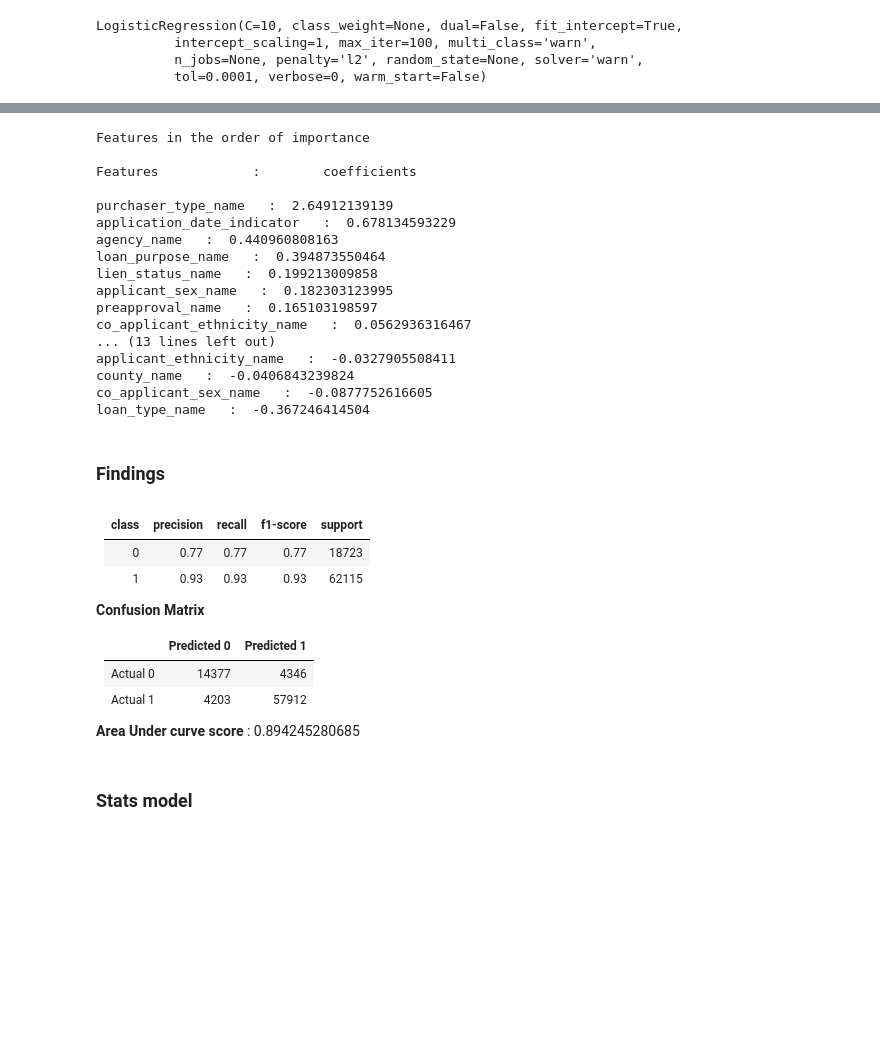
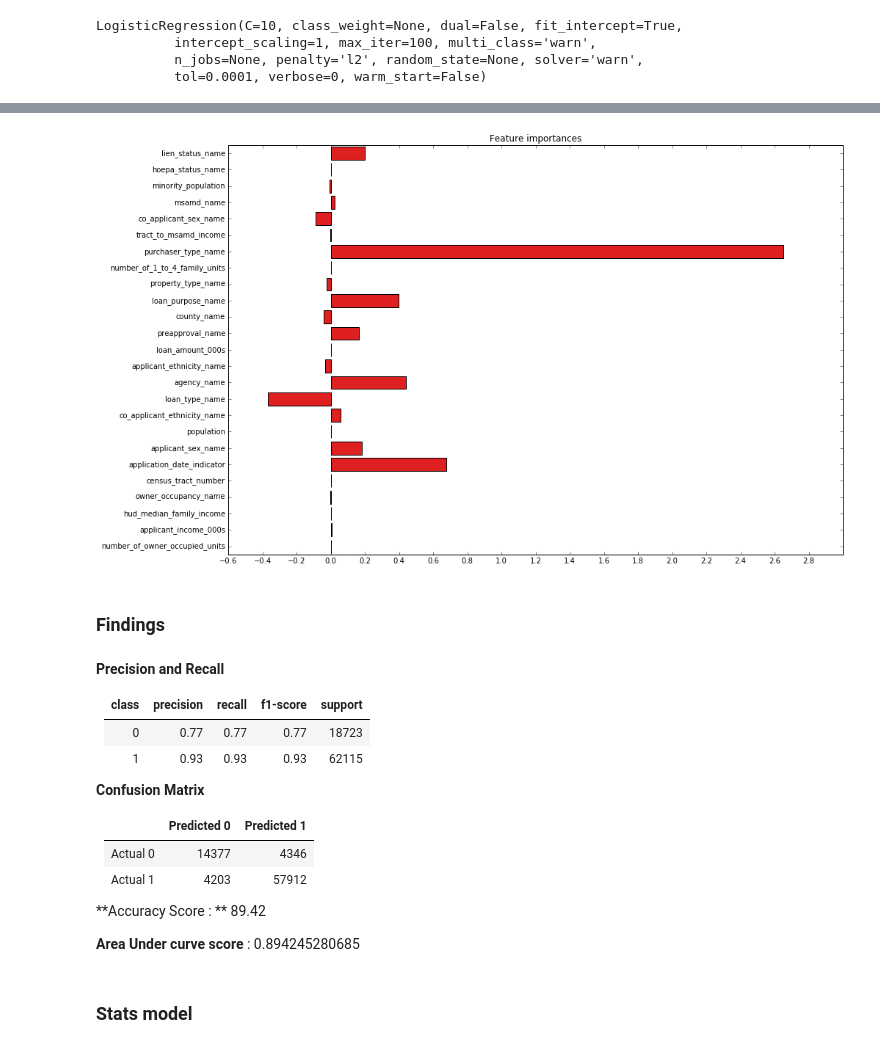
Before and after one commit to khmsha/Springboard, a Jupyter notebook: Capstone_Project1/ML/WashingtonHomeLoans - ML.ipynb, the cells around one changed output, grey strips where cells are left out. Drawn from its saved outputs; the diff is of its cells as text; code cells hidden in the pictures; blank space fills up the shorter version.

```diff
--- a/Capstone_Project1/ML/WashingtonHomeLoans - ML.ipynb
+++ b/Capstone_Project1/ML/WashingtonHomeLoans - ML.ipynb
@@ -546,33 +638,20 @@ Accuracy score 0.894245280685
 coeffLogistReg = logistReg.coef_.tolist()
 coeff = dict(zip(features, coeffLogistReg[0]))
-# %%
-import operator
-coeffSorted = sorted(coeff.items(), key=operator.itemgetter(1), reverse=True)
-print("Features in the order of importance \n")
-print("Features            :        coefficients \n")
-for i in range(len(coeffSorted)):
-    print("{}   :  {}".format(coeffSorted[i][0], coeffSorted[i][1]))
-# %% [output]
-Features in the order of importance
-
-Features            :        coefficients
-
-purchaser_type_name   :  2.64912139139
-application_date_indicator   :  0.678134593229
-agency_name   :  0.440960808163
-loan_purpose_name   :  0.394873550464
-lien_status_name   :  0.199213009858
-applicant_sex_name   :  0.182303123995
-preapproval_name   :  0.165103198597
-co_applicant_ethnicity_name   :  0.0562936316467
-... (13 lines left out)
-applicant_ethnicity_name   :  -0.0327905508411
-county_name   :  -0.0406843239824
-co_applicant_sex_name   :  -0.0877752616605
-loan_type_name   :  -0.367246414504
+# %%
+plt.subplots(figsize=(15,10))
+plt.title("Feature importances")
+#fig, ax = plt.subplots(figsize=(15,5))
+ax = sns.barplot(coeff.values(), coeff.keys(), color='r')
+plt.xticks(np.arange(-0.6, 3.0, 0.2))
+#plt.xlim([-1, xtrain.shape[1]])
+plt.show()
+# %% [output]
+[figure, added]
 # %% [markdown]
 ### Findings
 # %% [markdown]
+**Precision and Recall**
+
 | class  | precision | recall | f1-score |  support  |
 |--------|-----------|--------|----------|-----------|
 | 0      | 0.77      | 0.77   |   0.77   |  18723    |
@@ -585,6 +664,8 @@ loan_type_name   :  -0.367246414504
 | Actual 0      |14377        | 4346        |
 | Actual 1      |4203         | 57912       |
 
+**Accuracy Score : **  89.42
+
 **Area Under curve score** : 0.894245280685
 # %% [markdown]
 ### Stats model
```
Also changed, not shown: parts of 50 cells of this notebook, 1 other file.
